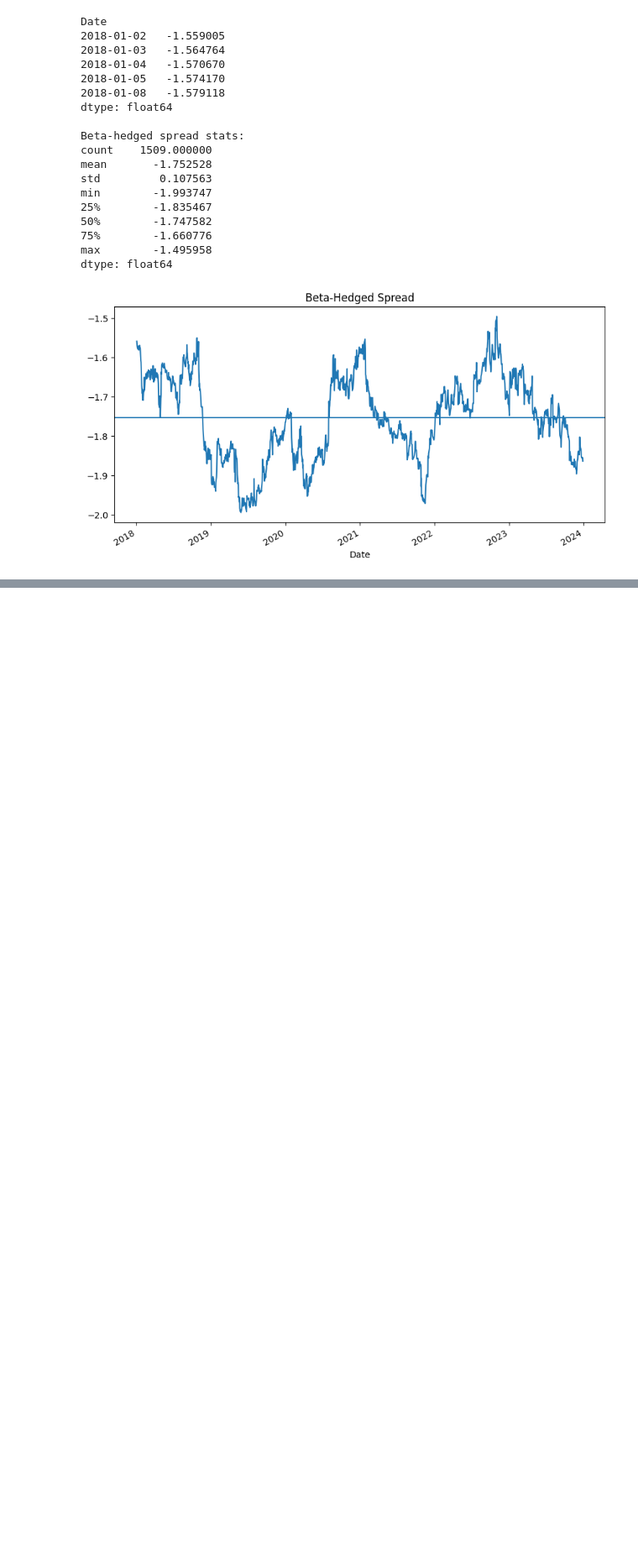
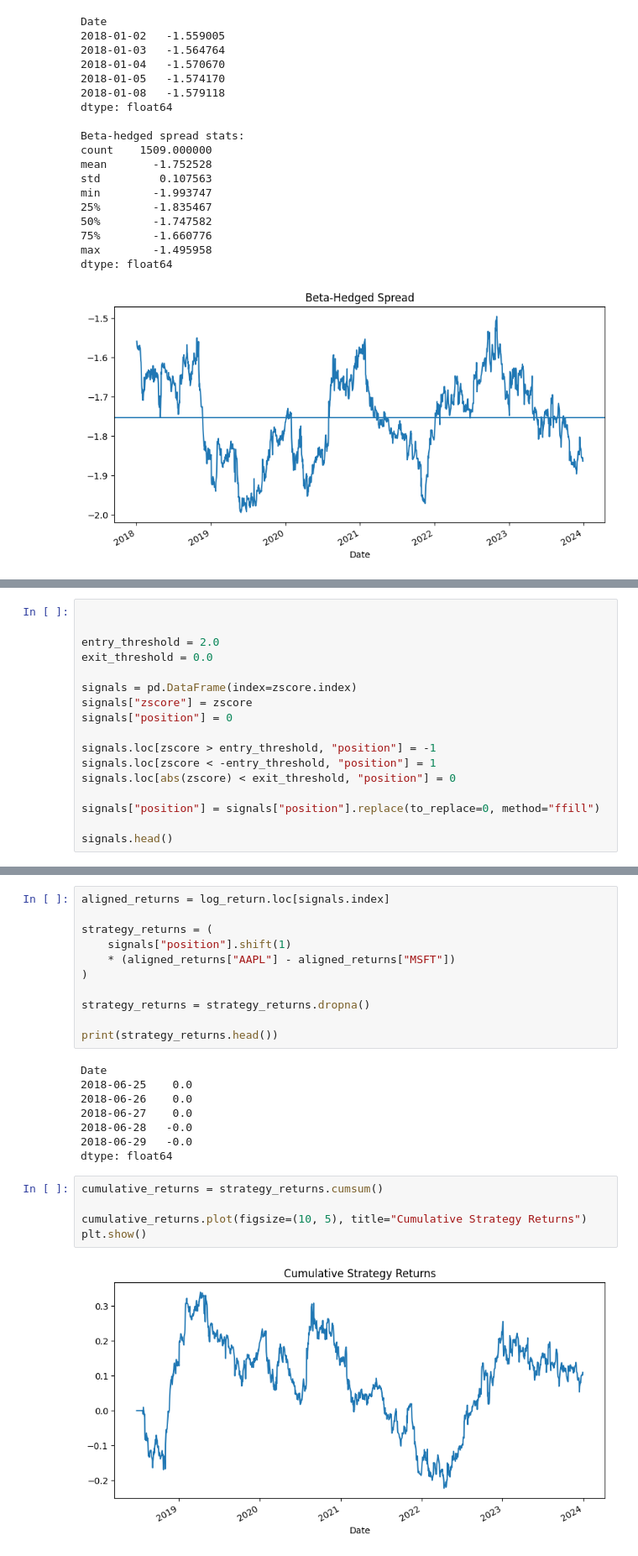
Before and after one commit to Shaur544/stat-arbitrage-pipeline, a Jupyter notebook: stat-arb-research-pipeline/notebooks/01_data_exploration.ipynb, the cells around one changed output, grey strips where cells are left out. Shown at 84% size. Drawn from its saved outputs; the diff is of its cells as text; blank space fills up the shorter version.

```diff
--- a/stat-arb-research-pipeline/notebooks/01_data_exploration.ipynb
+++ b/stat-arb-research-pipeline/notebooks/01_data_exploration.ipynb
@@ -317,0 +393,17 @@ dtype: float64
+# %%
+
+
+entry_threshold = 2.0
+exit_threshold = 0.0
+
+signals = pd.DataFrame(index=zscore.index)
+signals["zscore"] = zscore
+signals["position"] = 0
+
+signals.loc[zscore > entry_threshold, "position"] = -1
+signals.loc[zscore < -entry_threshold, "position"] = 1
+signals.loc[abs(zscore) < exit_threshold, "position"] = 0
+
+signals["position"] = signals["position"].replace(to_replace=0, method="ffill")
+
+signals.head()
@@ -317,0 +418,26 @@ dtype: float64
+# %%
+aligned_returns = log_return.loc[signals.index]
+
+strategy_returns = (
+    signals["position"].shift(1)
+    * (aligned_returns["AAPL"] - aligned_returns["MSFT"])
+)
+
+strategy_returns = strategy_returns.dropna()
+
+print(strategy_returns.head())
+# %% [output]
+Date
+2018-06-25    0.0
+2018-06-26    0.0
+2018-06-27    0.0
+2018-06-28   -0.0
+2018-06-29   -0.0
+dtype: float64
+# %%
+cumulative_returns = strategy_returns.cumsum()
+
+cumulative_returns.plot(figsize=(10, 5), title="Cumulative Strategy Returns")
+plt.show()
+# %% [output]
+[figure, added]
```
Also changed, not shown: parts of 17 cells of this notebook.
